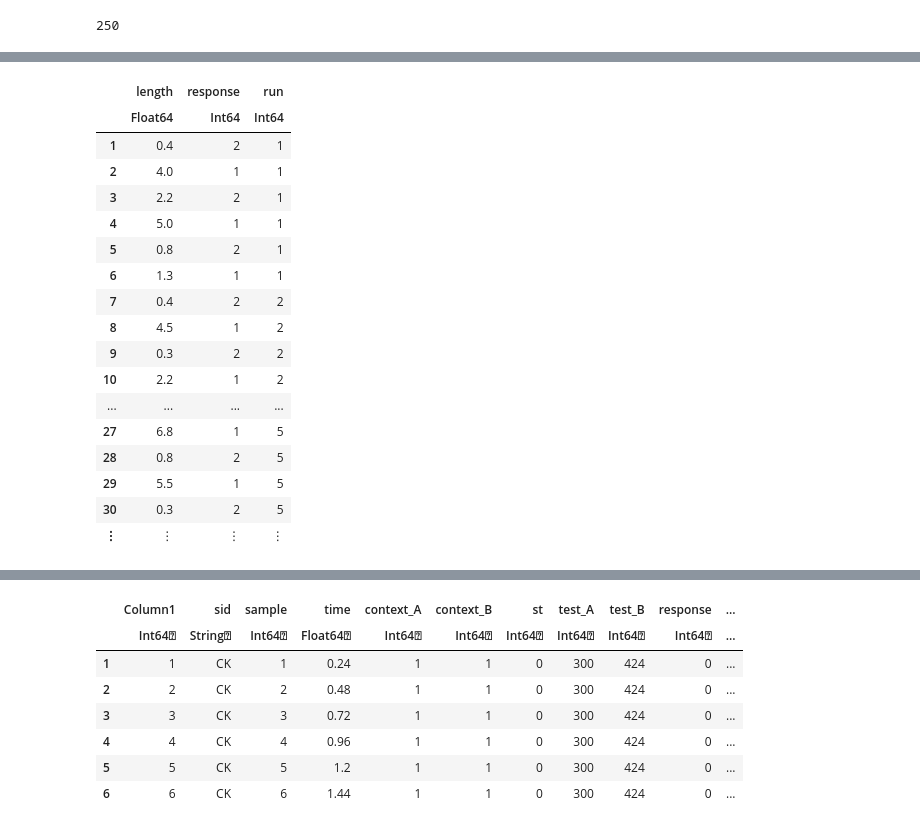
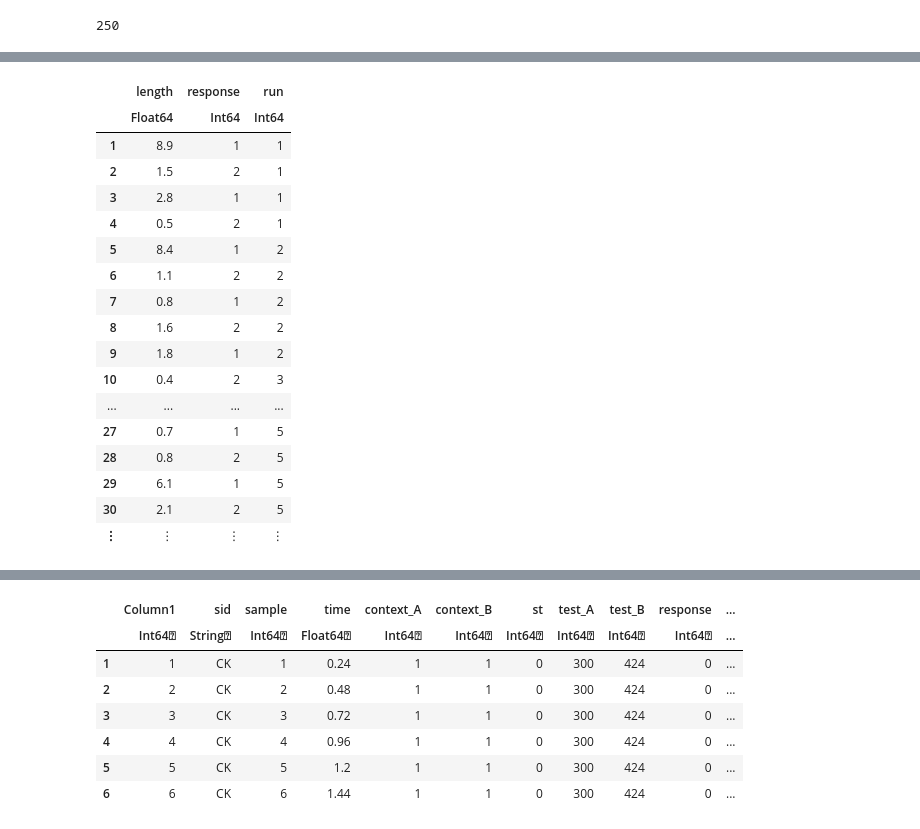
Before and after one commit to haberdashPI/bistable, a Jupyter notebook: notebooks/Buildup.ipynb, the cells around one changed output, grey strips where cells are left out. Drawn from its saved outputs; the diff is of its cells as text; code cells hidden in the pictures.

```diff
--- a/notebooks/Buildup.ipynb
+++ b/notebooks/Buildup.ipynb
@@ -63,8 +66,8 @@ head(df)
 # %% [markdown]
 # Object-level build-up
 # %%
-settings["track"]["analyze"]["source_prior_sd_bias"] = [0,1000,0]
-settings["track"]["analyze"]["source_prior_strength_bias"] = [0,2000]
+settings["track"]["analyze"]["source_prior_sd_bias"] = [0,2000,0]
+settings["track"]["analyze"]["source_prior_strength_bias"] = [0,4000]
 settings["stimulus"]["repeats"] = 30
 settings["min_length_ms"] = 250
 # %% [output]
@@ -92,33 +92,33 @@ using Logging
 # %%
 result = []
 p = copy(params[select_params(params,t_c_a=5,t_c_m=5,Δf=6),:])
-p.t_c_σ = 1.0
-p.s_c_σ = 0.3
+p.t_c_σ = 3.0
+p.s_c_σ = 1.0
 @showprogress for i in 1:100
     with_logger(NullLogger()) do
         len,val = bistable_model(p,settings,intermediate_results=true).percepts.counts
         push!(result,DataFrame(length=len,response=val.+1,run=i))
     end
 end
 buildup = vcat(result...)
 # %% [output]
 |  | length | response | run |
 |  | Float64 | Int64 | Int64 |
-| 1 | 0.4 | 2 | 1 |
-| 2 | 4.0 | 1 | 1 |
-| 3 | 2.2 | 2 | 1 |
-| 4 | 5.0 | 1 | 1 |
-| 5 | 0.8 | 2 | 1 |
-| 6 | 1.3 | 1 | 1 |
-| 7 | 0.4 | 2 | 2 |
-| 8 | 4.5 | 1 | 2 |
-| 9 | 0.3 | 2 | 2 |
-| 10 | 2.2 | 1 | 2 |
+| 1 | 8.9 | 1 | 1 |
+| 2 | 1.5 | 2 | 1 |
+| 3 | 2.8 | 1 | 1 |
+| 4 | 0.5 | 2 | 1 |
+| 5 | 8.4 | 1 | 2 |
+| 6 | 1.1 | 2 | 2 |
+| 7 | 0.8 | 1 | 2 |
+| 8 | 1.6 | 2 | 2 |
+| 9 | 1.8 | 1 | 2 |
+| 10 | 0.4 | 2 | 3 |
 | ... | ... | ... | ... |
-| 27 | 6.8 | 1 | 5 |
+| 27 | 0.7 | 1 | 5 |
 | 28 | 0.8 | 2 | 5 |
-| 29 | 5.5 | 1 | 5 |
-| 30 | 0.3 | 2 | 5 |
+| 29 | 6.1 | 1 | 5 |
+| 30 | 2.1 | 2 | 5 |
 | ⋮ | ⋮ | ⋮ | ⋮ |
 # %%
 head(buildup)
```
Also changed, not shown: parts of 7 cells of this notebook, 15 other files.
